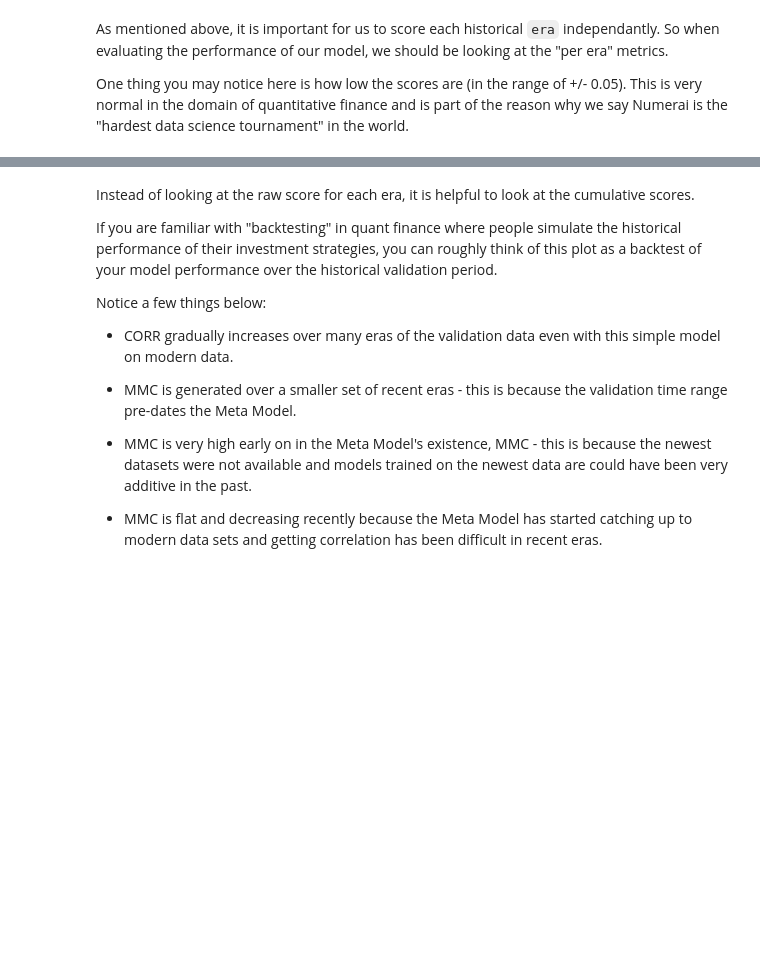
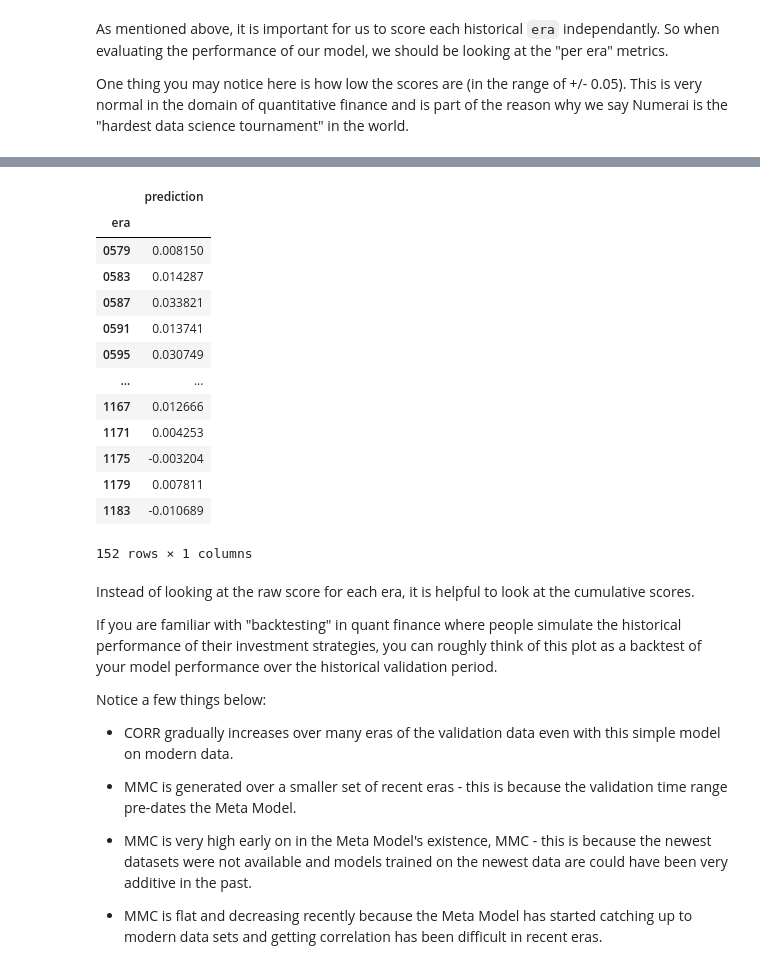
Before and after one commit to giulianochiriaco/NumerAI, a Jupyter notebook: hello_numerai.ipynb, the cells around one changed output, grey strips where cells are left out. Saved outputs shown, nothing was run; the diff lists cells and outputs as text; code cells hidden in the pictures; blank space fills up the shorter version.

```diff
--- a/hello_numerai.ipynb
+++ b/hello_numerai.ipynb
@@ -371,4 +436,37 @@ per_era_mmc.plot(
 [figure]
+# %%
+per_era_corr.plot(
+  title="Validation CORR",
+  kind="bar",
+  figsize=(8, 4),
+  xticks=[],
+  legend=False,
+  snap=False
+)
+
+corr_by_era.plot(
+  title="Validation CORR",
+  kind="bar",
+  figsize=(8, 4),
+  xticks=[],
+  legend=False,
+  snap=False
+)
+# %% [output]
+|  | prediction |
+| era |  |
+| 0579 | 0.008150 |
+| 0583 | 0.014287 |
+| 0587 | 0.033821 |
+| 0591 | 0.013741 |
+| 0595 | 0.030749 |
+| ... | ... |
+| 1167 | 0.012666 |
+| 1171 | 0.004253 |
+| 1175 | -0.003204 |
+| 1179 | 0.007811 |
+| 1183 | -0.010689 |
+152 rows × 1 columns
 # %% [markdown]
 Instead of looking at the raw score for each era, it is helpful to look at the cumulative scores.
 
```
Also changed, not shown: parts of 5 cells of this notebook.
